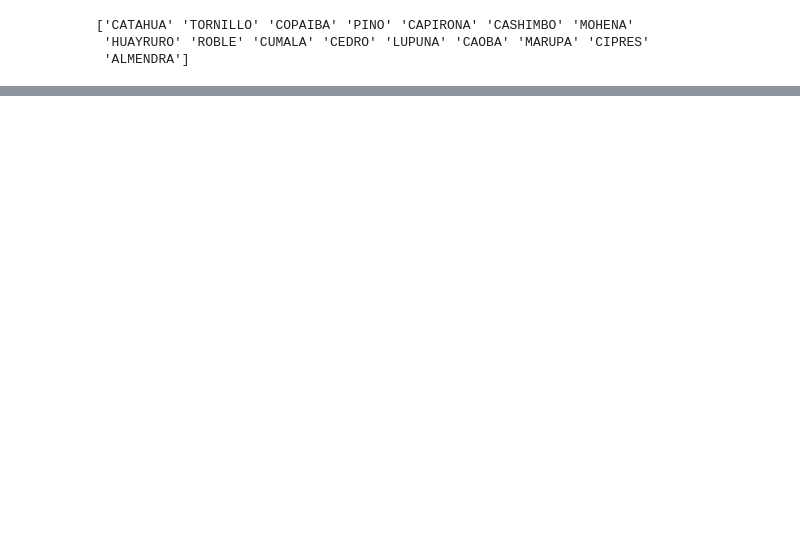
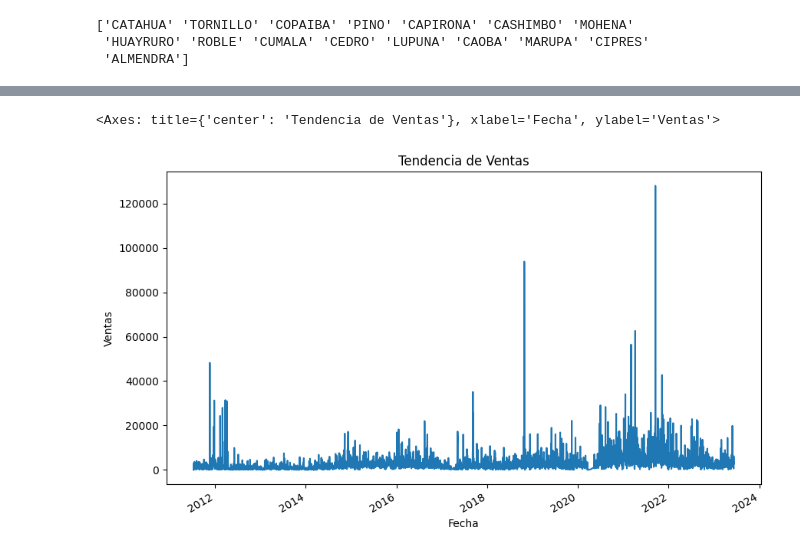
Before and after one commit to davidsosaolea/EDA_aserradero, a Jupyter notebook: Notebook.ipynb, the cells around one changed output, grey strips where cells are left out. Cells and saved outputs as stored; diff of their text form; code cells hidden in the pictures; blank space fills up the shorter version.

```diff
--- a/Notebook.ipynb
+++ b/Notebook.ipynb
@@ -214,17 +216,17 @@ df3
 137402 rows × 11 columns
 # %%
 # Utiliza el método str.replace() con una expresión regular para eliminar el texto adicional
-df3["descripcion_larga"] = df3["descripcion_larga"].str.replace(r'^.*?(CATAHUA).*?$', r'\1', regex=True)
-df3["descripcion_larga"] = df3["descripcion_larga"].str.replace(r'^.*?(CASHIMBO).*?$', r'\1', regex=True)
-df3["descripcion_larga"] = df3["descripcion_larga"].str.replace(r'^.*?(TORNILLO).*?$', r'\1', regex=True)
-df3["descripcion_larga"] = df3["descripcion_larga"].str.replace(r'^.*?(COPAIBA).*?$', r'\1', regex=True)
-df3["descripcion_larga"] = df3["descripcion_larga"].str.replace(r'^.*?(MOHENA).*?$', r'\1', regex=True)
-df3["descripcion_larga"] = df3["descripcion_larga"].str.replace(r'^.*?(PINO).*?$', r'\1', regex=True)
-df3["descripcion_larga"] = df3["descripcion_larga"].str.replace(r'^.*?(MARUPA).*?$', r'\1', regex=True)
-df3["descripcion_larga"] = df3["descripcion_larga"].str.replace(r'^.*?(COPAHIBA).*?$', r'\1', regex=True)
-df3["descripcion_larga"] = df3["descripcion_larga"].str.replace(r'^.*?(CAPIRONA).*?$', r'\1', regex=True)
-df3["descripcion_larga"] = df3["descripcion_larga"].str.replace(r'^.*?(HUAYRURO).*?$', r'\1', regex=True)
-df3["descripcion_larga"] = df3["descripcion_larga"].str.replace(r'^.*?(CUMALA).*?$', r'\1', regex=True)
-df3["descripcion_larga"] = df3["descripcion_larga"].str.replace(r'^.*?(LUPUNA).*?$', r'\1', regex=True)
-df3["descripcion_larga"] = df3["descripcion_larga"].str.replace(r'^.*?(CIPRES).*?$', r'\1', regex=True)
-df3["descripcion_larga"] = df3["descripcion_larga"].str.replace('COPAHIBA', 'COPAIBA')
+df3.loc[:, 'descripcion_larga'] = df3['descripcion_larga'].str.replace(r'^.*?(CATAHUA).*?$', r'\1', regex=True)
+df3.loc[:, 'descripcion_larga'] = df3['descripcion_larga'].str.replace(r'^.*?(CASHIMBO).*?$', r'\1', regex=True)
+df3.loc[:, 'descripcion_larga'] = df3['descripcion_larga'].str.replace(r'^.*?(TORNILLO).*?$', r'\1', regex=True)
+df3.loc[:, 'descripcion_larga'] = df3['descripcion_larga'].str.replace(r'^.*?(COPAIBA).*?$', r'\1', regex=True)
+df3.loc[:, 'descripcion_larga'] = df3['descripcion_larga'].str.replace(r'^.*?(MOHENA).*?$', r'\1', regex=True)
+df3.loc[:, 'descripcion_larga'] = df3['descripcion_larga'].str.replace(r'^.*?(PINO).*?$', r'\1', regex=True)
+df3.loc[:, 'descripcion_larga'] = df3['descripcion_larga'].str.replace(r'^.*?(MARUPA).*?$', r'\1', regex=True)
+df3.loc[:, 'descripcion_larga'] = df3['descripcion_larga'].str.replace(r'^.*?(COPAHIBA).*?$', r'\1', regex=True)
+df3.loc[:, 'descripcion_larga'] = df3['descripcion_larga'].str.replace(r'^.*?(CAPIRONA).*?$', r'\1', regex=True)
+df3.loc[:, 'descripcion_larga'] = df3['descripcion_larga'].str.replace(r'^.*?(HUAYRURO).*?$', r'\1', regex=True)
+df3.loc[:, 'descripcion_larga'] = df3['descripcion_larga'].str.replace(r'^.*?(CUMALA).*?$', r'\1', regex=True)
+df3.loc[:, 'descripcion_larga'] = df3['descripcion_larga'].str.replace(r'^.*?(LUPUNA).*?$', r'\1', regex=True)
+df3.loc[:, 'descripcion_larga'] = df3['descripcion_larga'].str.replace(r'^.*?(CIPRES).*?$', r'\1', regex=True)
+df3.loc[:, 'descripcion_larga'] = df3['descripcion_larga'].str.replace('COPAHIBA', 'COPAIBA')
@@ -293,0 +346,8 @@ Ventas totales:  12086327.145000001
+# %%
+ventas_por_fecha = df3.groupby('fecha')['importe'].sum()  # Suma de las ventas diarias
+
+# Crear el gráfico de líneas
+ventas_por_fecha.plot(kind='line', figsize=(10, 6), xlabel='Fecha', ylabel='Ventas', title='Tendencia de Ventas')
+# %% [output]
+<Axes: title={'center': 'Tendencia de Ventas'}, xlabel='Fecha', ylabel='Ventas'>
+[figure, added]
```
Also changed, not shown: parts of 23 cells of this notebook, 3 other files.
